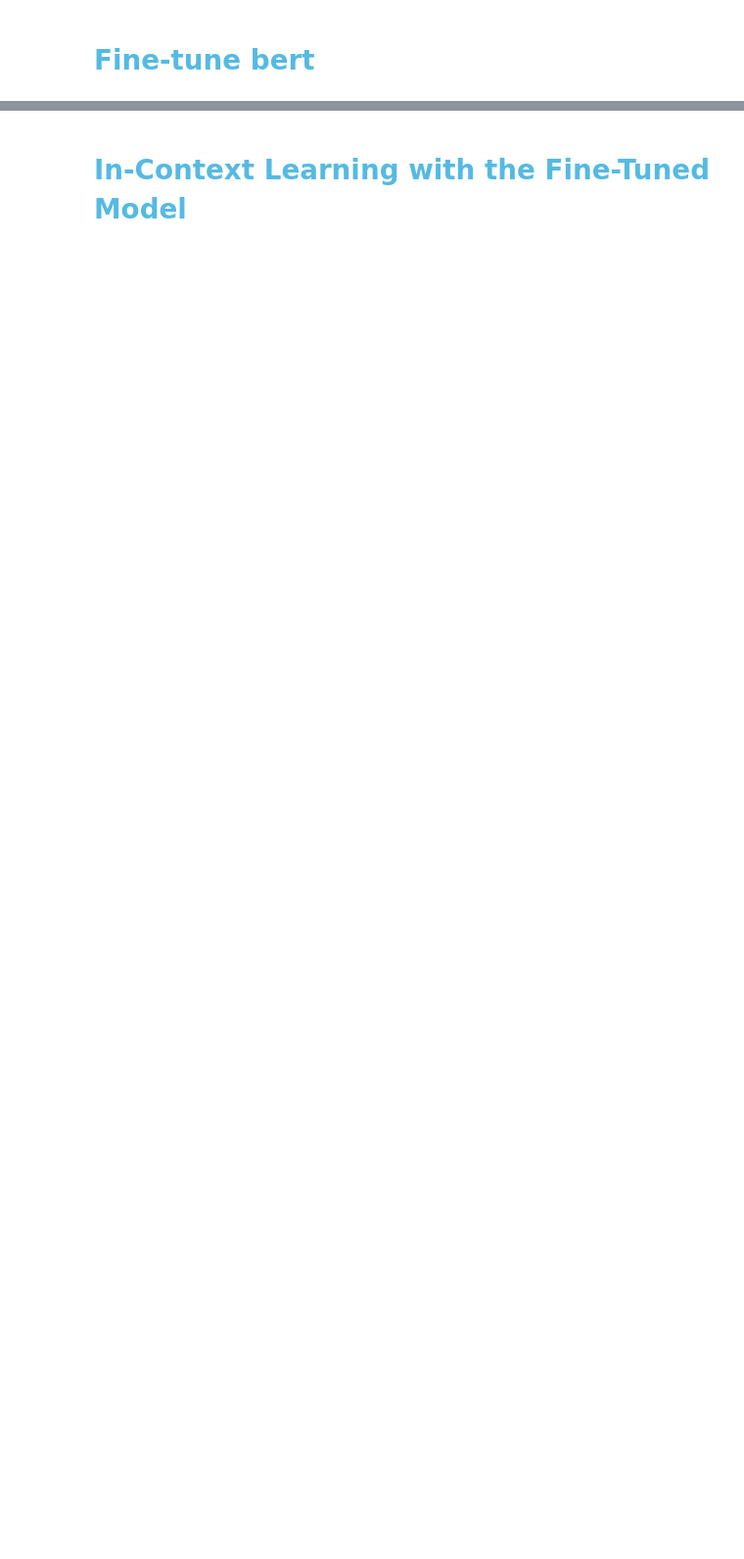
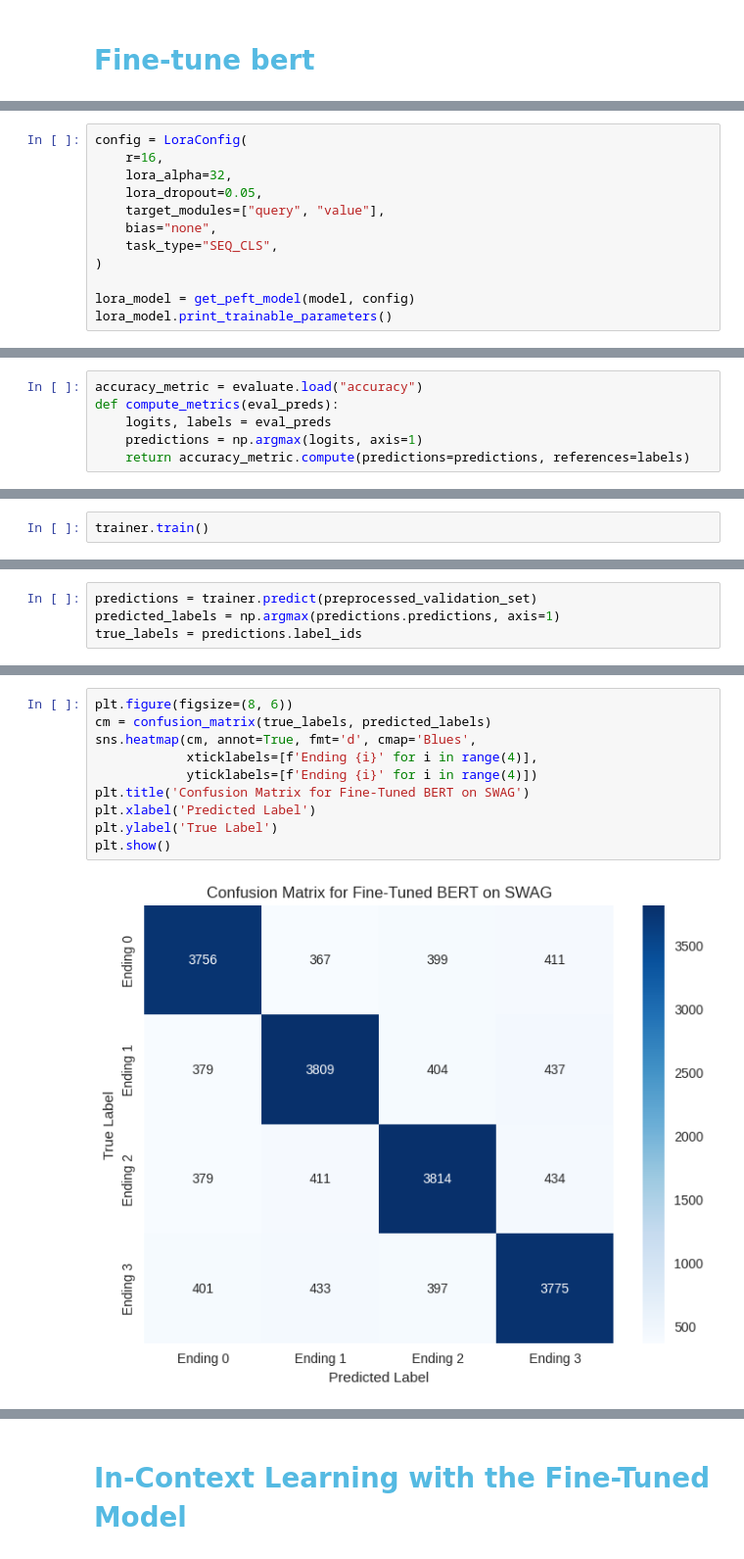
Before and after one commit to ParsaBukani/Data-Science, a Jupyter notebook: CA5&6/Task#3/LLM.ipynb, the cells around one changed output, grey strips where cells are left out. Shown at 98% size. Cells and saved outputs as stored; diff of their text form; blank space fills up the shorter version.

Commit message:
Complete Task#3 (CA5&6)

```diff
--- a/CA5&6/Task#3/LLM.ipynb
+++ b/CA5&6/Task#3/LLM.ipynb
@@ -417,0 +436,12 @@ Zero-Shot CoT Accuracy: 65.80%
+# %%
+config = LoraConfig(
+    r=16,
+    lora_alpha=32,
+    lora_dropout=0.05,
+    target_modules=["query", "value"],
+    bias="none",
+    task_type="SEQ_CLS",
+)
+
+lora_model = get_peft_model(model, config)
+lora_model.print_trainable_parameters()
@@ -417,0 +450,6 @@ Zero-Shot CoT Accuracy: 65.80%
+# %%
+accuracy_metric = evaluate.load("accuracy")
+def compute_metrics(eval_preds):
+    logits, labels = eval_preds
+    predictions = np.argmax(logits, axis=1)
+    return accuracy_metric.compute(predictions=predictions, references=labels)
@@ -417,0 +486,2 @@ Zero-Shot CoT Accuracy: 65.80%
+# %%
+trainer.train()
@@ -417,0 +520,4 @@ Zero-Shot CoT Accuracy: 65.80%
+# %%
+predictions = trainer.predict(preprocessed_validation_set)
+predicted_labels = np.argmax(predictions.predictions, axis=1)
+true_labels = predictions.label_ids
@@ -417,0 +526,12 @@ Zero-Shot CoT Accuracy: 65.80%
+# %%
+plt.figure(figsize=(8, 6))
+cm = confusion_matrix(true_labels, predicted_labels)
+sns.heatmap(cm, annot=True, fmt='d', cmap='Blues',
+            xticklabels=[f'Ending {i}' for i in range(4)],
+            yticklabels=[f'Ending {i}' for i in range(4)])
+plt.title('Confusion Matrix for Fine-Tuned BERT on SWAG')
+plt.xlabel('Predicted Label')
+plt.ylabel('True Label')
+plt.show()
+# %% [output]
+[figure, added]
```
Also changed, not shown: parts of 62 cells of this notebook.
